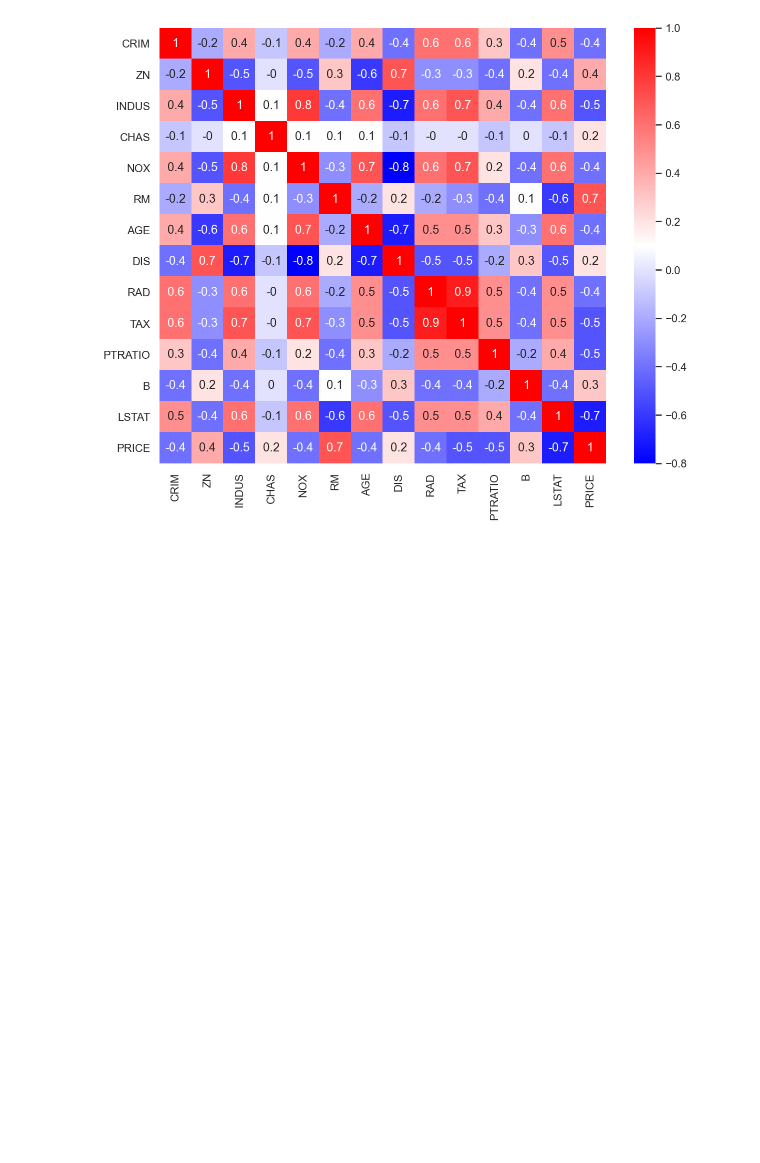
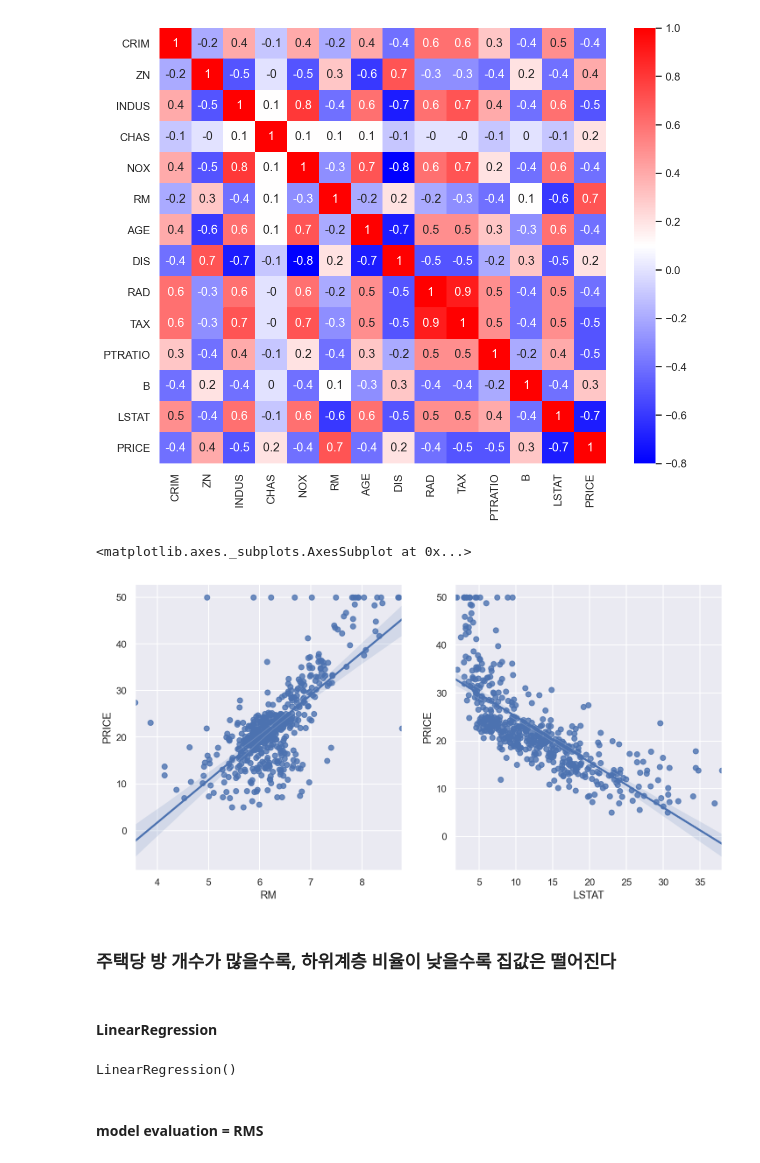
Before and after one commit to shinevol53/MachineLearning, a Jupyter notebook: ML07_CostFunction_BostonData.ipynb, the cells around one changed output. Cells and saved outputs as stored; diff of their text form; code cells hidden in the pictures; blank space fills up the shorter version.

```diff
--- a/ML07_CostFunction_BostonData.ipynb
+++ b/ML07_CostFunction_BostonData.ipynb
@@ -87,3 +87,14 @@ sns.heatmap(data=corr_mat, annot=True, cmap='bwr')
 # %% [output]
 <matplotlib.axes._subplots.AxesSubplot at 0x...>
 [figure]
+# %%
+sns.set_style('darkgrid')
+sns.set(rc={'figure.figsize':(12, 6)})
+fig, ax = plt.subplots(ncols=2)
+sns.regplot(x='RM', y='PRICE', data=boston_pd, ax=ax[0])
+sns.regplot(x='LSTAT', y='PRICE', data=boston_pd, ax=ax[1])
+# %% [output]
+<matplotlib.axes._subplots.AxesSubplot at 0x...>
+[figure, added]
+# %% [markdown]
+### 주택당 방 개수가 많을수록, 하위계층 비율이 낮을수록 집값은 떨어진다
@@ -89,0 +108,11 @@ sns.heatmap(data=corr_mat, annot=True, cmap='bwr')
+# %% [markdown]
+#### LinearRegression
+# %%
+from sklearn.linear_model import LinearRegression
+
+reg = LinearRegression(copy_X = True, fit_intercept=True, n_jobs=None, normalize=False)
+reg.fit(X_train, y_train)
+# %% [output]
+LinearRegression()
+# %% [markdown]
+#### model evaluation = RMS
```
Also changed, not shown: parts of 3 cells of this notebook.
